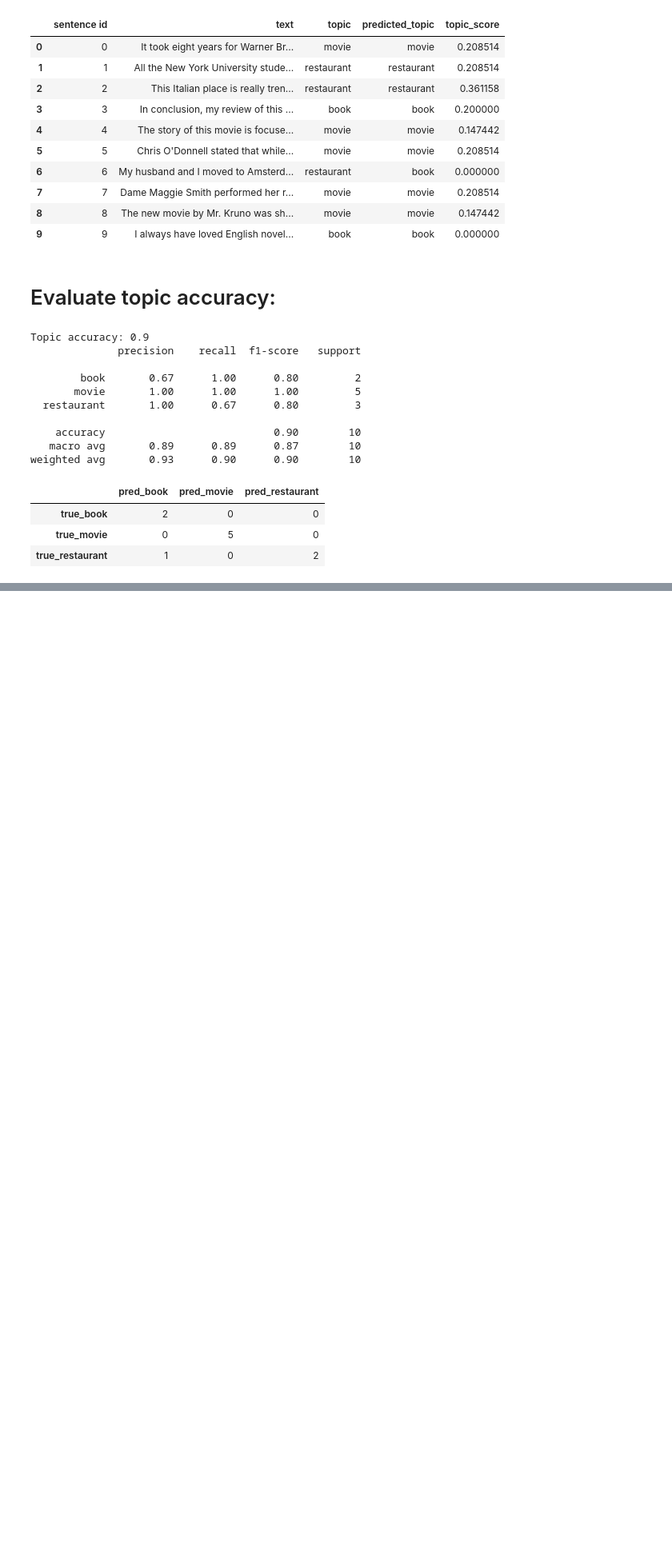
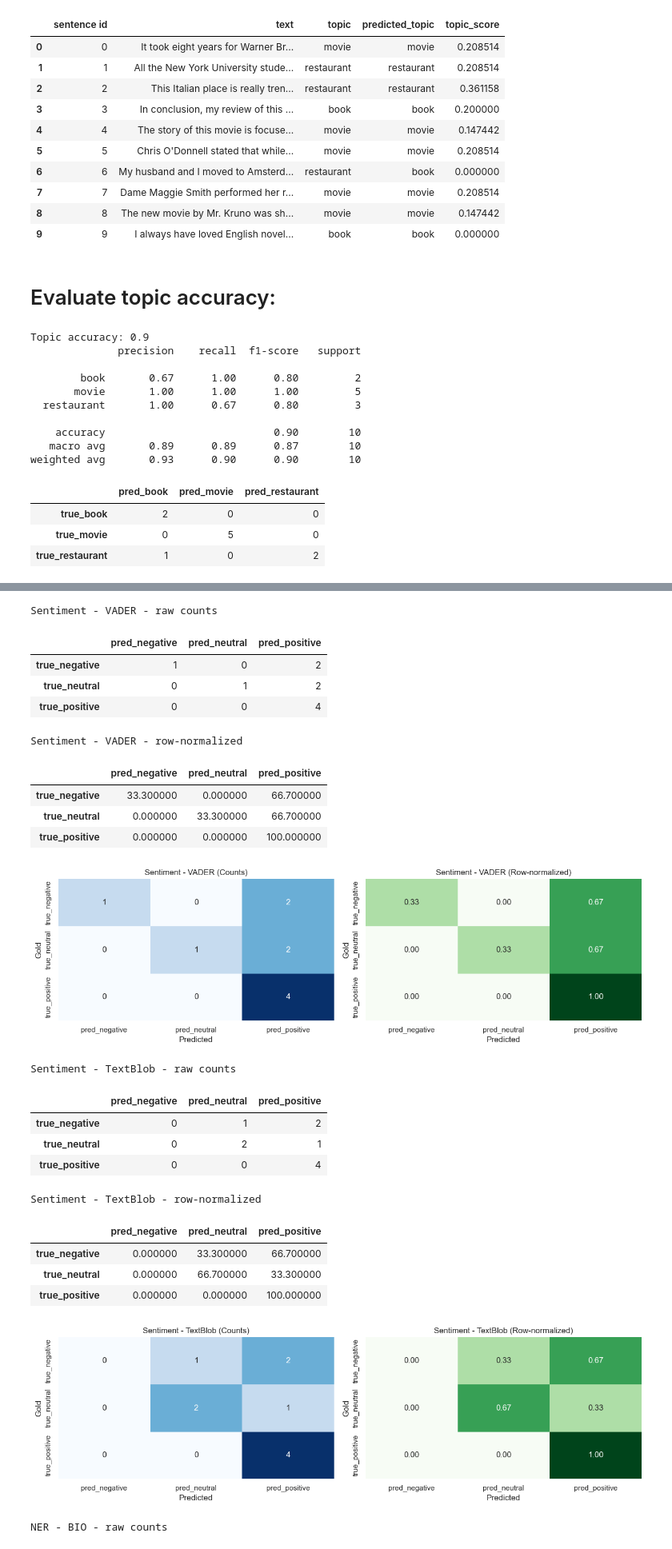
Before and after one commit to toni-23-b/TextMining2026, a Jupyter notebook: sentiment.ipynb, the cells around one changed output, grey strips where cells are left out. Shown at 80% size. Cells and saved outputs as stored; diff of their text form; code cells hidden in the pictures; blank space fills up the shorter version.

Commit message:
one more graph

```diff
--- a/sentiment.ipynb
+++ b/sentiment.ipynb
@@ -568,0 +572,72 @@ weighted avg       0.93      0.90      0.90        10
+# %%
+import pandas as pd
+import numpy as np
+import matplotlib.pyplot as plt
+import seaborn as sns
+from IPython.display import display
+
+sns.set_theme(style="whitegrid")
+
+def plot_confusion_df(cm: pd.DataFrame, title: str):
+    cm = cm.copy()
+    cm_norm = cm.div(cm.sum(axis=1).replace(0, 1), axis=0)
+
+    print(f"\n{title} - raw counts")
+    display(cm.style.background_gradient(cmap="Blues"))
+
+    print(f"{title} - row-normalized")
+    display((cm_norm * 100).round(1).style.background_gradient(cmap="Greens"))
+
+    fig, axes = plt.subplots(1, 2, figsize=(13, 4))
+    sns.heatmap(cm, annot=True, fmt="g", cmap="Blues", cbar=False, ax=axes[0])
+    axes[0].set_title(f"{title} (Counts)")
+    axes[0].set_xlabel("Predicted")
+    axes[0].set_ylabel("Gold")
+
+    sns.heatmap(cm_norm, annot=True, fmt=".2f", cmap="Greens", vmin=0, vmax=1, cbar=False, ax=axes[1])
+    axes[1].set_title(f"{title} (Row-normalized)")
+    axes[1].set_xlabel("Predicted")
+    axes[1].set_ylabel("Gold")
+
+    plt.tight_layout()
+    plt.show()
+
+
+if "vader_confusion_matrix" in globals():
+    plot_confusion_df(vader_confusion_matrix, "Sentiment - VADER")
+
+if "textblob_confusion_matrix" in globals():
+    plot_confusion_df(textblob_confusion_matrix, "Sentiment - TextBlob")
+
+if "ner_confusion_matrix" in globals():
+    plot_confusion_df(ner_confusion_matrix, "NER - BIO")
+
+if "topic_confusion_matrix" in globals():
+    plot_confusion_df(topic_confusion_matrix, "Topic - TF-IDF (sentiment.ipynb)")
+
+if "confusion_df" in globals():
+    plot_confusion_df(confusion_df, "Topic - TF-IDF cosine (topic.ipynb)")
+# %% [output]
+Sentiment - VADER - raw counts
+|  | pred_negative | pred_neutral | pred_positive |
+| true_negative | 1 | 0 | 2 |
+| true_neutral | 0 | 1 | 2 |
+| true_positive | 0 | 0 | 4 |
+Sentiment - VADER - row-normalized
+|  | pred_negative | pred_neutral | pred_positive |
+| true_negative | 33.300000 | 0.000000 | 66.700000 |
+| true_neutral | 0.000000 | 33.300000 | 66.700000 |
+| true_positive | 0.000000 | 0.000000 | 100.000000 |
+[figure, added]
+Sentiment - TextBlob - raw counts
+|  | pred_negative | pred_neutral | pred_positive |
+| true_negative | 0 | 1 | 2 |
+| true_neutral | 0 | 2 | 1 |
+| true_positive | 0 | 0 | 4 |
+Sentiment - TextBlob - row-normalized
+|  | pred_negative | pred_neutral | pred_positive |
+| true_negative | 0.000000 | 33.300000 | 66.700000 |
+| true_neutral | 0.000000 | 66.700000 | 33.300000 |
+| true_positive | 0.000000 | 0.000000 | 100.000000 |
+[figure, added]
+NER - BIO - raw counts
```
Also changed, not shown: parts of 6 cells of this notebook, 1 other file.
